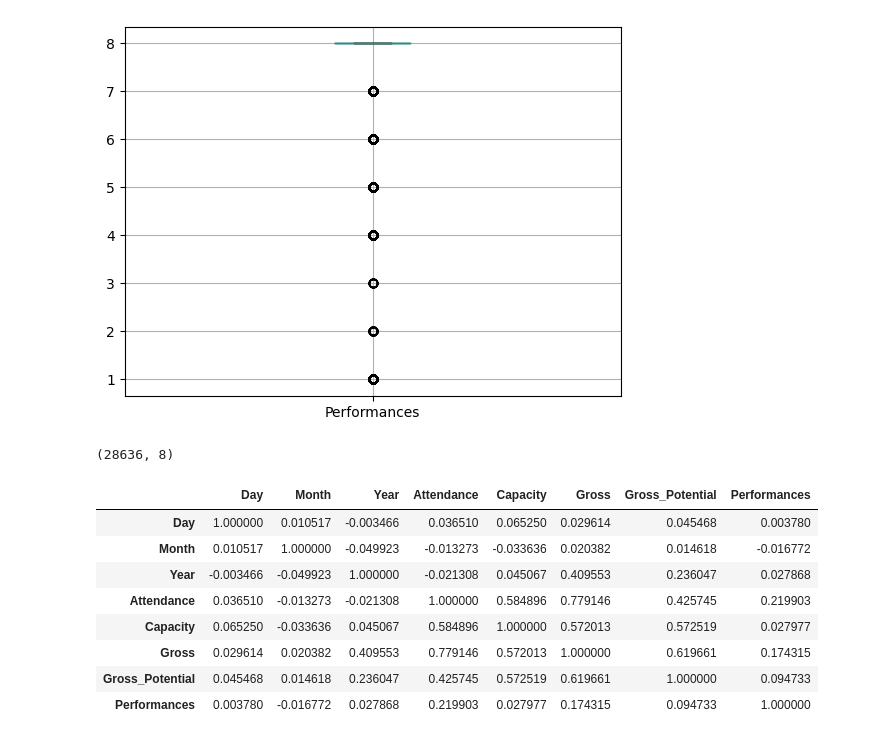
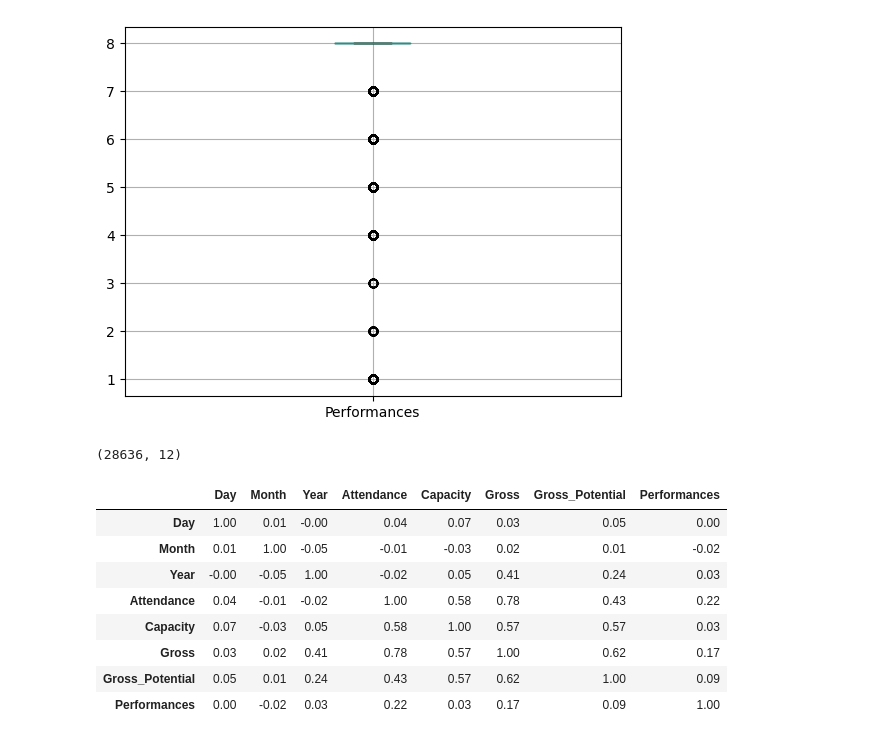
Before and after one commit to lwood7983/Final_Capstone_Project, a Jupyter notebook: Capstone_lwood.ipynb, the cells around one changed output. Saved outputs shown, nothing was run; the diff lists cells and outputs as text; code cells hidden in the pictures.

```diff
--- a/Capstone_lwood.ipynb
+++ b/Capstone_lwood.ipynb
@@ -70,5 +83,5 @@ broadway.describe()
 # %%
 #removing non numeric columns.  These will be looked at in Excel
-broadway.drop(columns=['Full','Name', 'Theatre', 'Type'], inplace=True)
+#broadway.drop(columns=['Full','Name', 'Theatre', 'Type'], inplace=True)
 broadway.shape
 # %% [output]
@@ -169,19 +180,18 @@ plt.show()
 # %% [output]
 [figure]
 # %%
-
 broadway_outliers.shape
 # %% [output]
-(28636, 8)
+(28636, 12)
 # %%
-broadway_outliers.corr()
+round(broadway_outliers.corr(),2)
 # %% [output]
 |  | Day | Month | Year | Attendance | Capacity | Gross | Gross_Potential | Performances |
-| Day | 1.000000 | 0.010517 | -0.003466 | 0.036510 | 0.065250 | 0.029614 | 0.045468 | 0.003780 |
-| Month | 0.010517 | 1.000000 | -0.049923 | -0.013273 | -0.033636 | 0.020382 | 0.014618 | -0.016772 |
-| Year | -0.003466 | -0.049923 | 1.000000 | -0.021308 | 0.045067 | 0.409553 | 0.236047 | 0.027868 |
-| Attendance | 0.036510 | -0.013273 | -0.021308 | 1.000000 | 0.584896 | 0.779146 | 0.425745 | 0.219903 |
-| Capacity | 0.065250 | -0.033636 | 0.045067 | 0.584896 | 1.000000 | 0.572013 | 0.572519 | 0.027977 |
-| Gross | 0.029614 | 0.020382 | 0.409553 | 0.779146 | 0.572013 | 1.000000 | 0.619661 | 0.174315 |
-| Gross_Potential | 0.045468 | 0.014618 | 0.236047 | 0.425745 | 0.572519 | 0.619661 | 1.000000 | 0.094733 |
-| Performances | 0.003780 | -0.016772 | 0.027868 | 0.219903 | 0.027977 | 0.174315 | 0.094733 | 1.000000 |
+| Day | 1.00 | 0.01 | -0.00 | 0.04 | 0.07 | 0.03 | 0.05 | 0.00 |
+| Month | 0.01 | 1.00 | -0.05 | -0.01 | -0.03 | 0.02 | 0.01 | -0.02 |
+| Year | -0.00 | -0.05 | 1.00 | -0.02 | 0.05 | 0.41 | 0.24 | 0.03 |
+| Attendance | 0.04 | -0.01 | -0.02 | 1.00 | 0.58 | 0.78 | 0.43 | 0.22 |
+| Capacity | 0.07 | -0.03 | 0.05 | 0.58 | 1.00 | 0.57 | 0.57 | 0.03 |
+| Gross | 0.03 | 0.02 | 0.41 | 0.78 | 0.57 | 1.00 | 0.62 | 0.17 |
+| Gross_Potential | 0.05 | 0.01 | 0.24 | 0.43 | 0.57 | 0.62 | 1.00 | 0.09 |
+| Performances | 0.00 | -0.02 | 0.03 | 0.22 | 0.03 | 0.17 | 0.09 | 1.00 |
```
Also changed, not shown: parts of 11 cells of this notebook, 1 other file.
